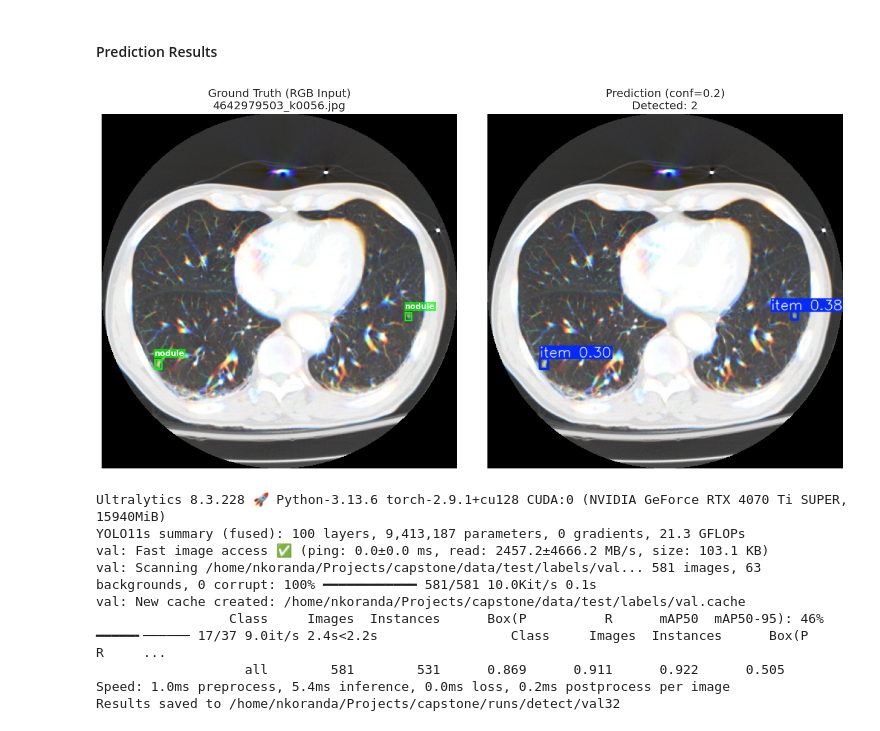
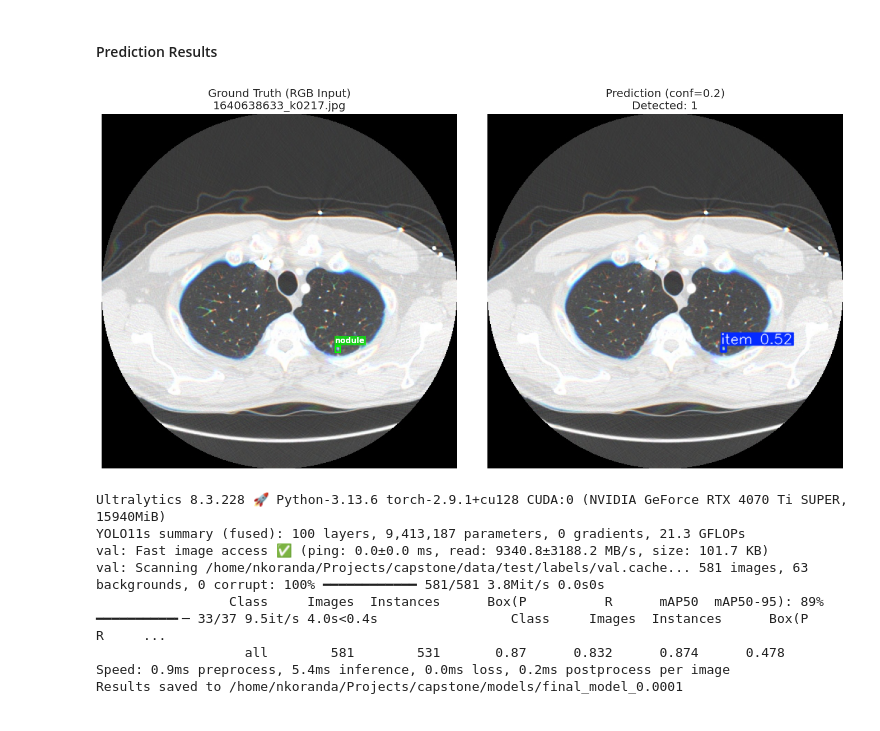
Before and after one commit to nkoranda97/capstone, a Jupyter notebook: notebooks/results.ipynb, the cells around one changed output. Saved outputs shown, nothing was run; the diff lists cells and outputs as text; code cells hidden in the pictures.

```diff
--- a/notebooks/results.ipynb
+++ b/notebooks/results.ipynb
@@ -77,34 +77,36 @@ plt.show()
 #### Prediction Results
 # %%
 show_yolo_prediction(
-    model_path="../runs/detect/train35/weights/best.pt",
+    model_path="../models/final_model/weights/best.pt",
     root_dir="../data/test",
     split="val",
     class_names=["nodule"],
-    conf=0.2,
+    conf=0.2,  # change confidence here
 )
 # %% [output]
-[figure, old version]
+[figure, new version]
 # %%
-model = YOLO("../runs/detect/train35/weights/best.pt")
+model = YOLO("../models/final_model/weights/best.pt")
 
 metrics = model.val(
     data="../data/test/ct.yaml",
+    project="../models",
+    name="final_model_0.0001",
+    exist_ok=True,
     split="val",
-    conf=0.001,
+    conf=0.0001,  # set low to see how metrics change with confidence
     iou=0.5,
     verbose=False,
 )
 # %% [output]
 Ultralytics 8.3.228 🚀 Python-3.13.6 torch-2.9.1+cu128 CUDA:0 (NVIDIA GeForce RTX 4070 Ti SUPER, 15940MiB)
 YOLO11s summary (fused): 100 layers, 9,413,187 parameters, 0 gradients, 21.3 GFLOPs
-val: Fast image access ✅ (ping: 0.0±0.0 ms, read: 2457.2±4666.2 MB/s, size: 103.1 KB)
-val: Scanning /home/nkoranda/Projects/capstone/data/test/labels/val... 581 images, 63 backgrounds, 0 corrupt: 100% ━━━━━━━━━━━━ 581/581 10.0Kit/s 0.1s
-val: New cache created: /home/nkoranda/Projects/capstone/data/test/labels/val.cache
-                 Class     Images  Instances      Box(P          R      mAP50  mAP50-95): 46% ━━━━━╸────── 17/37 9.0it/s 2.4s<2.2s                 Class     Images  Instances      Box(P          R     ...
-                   all        581        531      0.869      0.911      0.922      0.505
-Speed: 1.0ms preprocess, 5.4ms inference, 0.0ms loss, 0.2ms postprocess per image
-Results saved to /home/nkoranda/Projects/capstone/runs/detect/val32
+val: Fast image access ✅ (ping: 0.0±0.0 ms, read: 9340.8±3188.2 MB/s, size: 101.7 KB)
+val: Scanning /home/nkoranda/Projects/capstone/data/test/labels/val.cache... 581 images, 63 backgrounds, 0 corrupt: 100% ━━━━━━━━━━━━ 581/581 3.8Mit/s 0.0s0s
+                 Class     Images  Instances      Box(P          R      mAP50  mAP50-95): 89% ━━━━━━━━━━╸─ 33/37 9.5it/s 4.0s<0.4s                 Class     Images  Instances      Box(P          R     ...
+                   all        581        531       0.87      0.832      0.874      0.478
+Speed: 0.9ms preprocess, 5.4ms inference, 0.0ms loss, 0.2ms postprocess per image
+Results saved to /home/nkoranda/Projects/capstone/models/final_model_0.0001
 # %%
 df = pd.DataFrame(
     {
```
Also changed, not shown: parts of 6 cells of this notebook, 5 other files.
